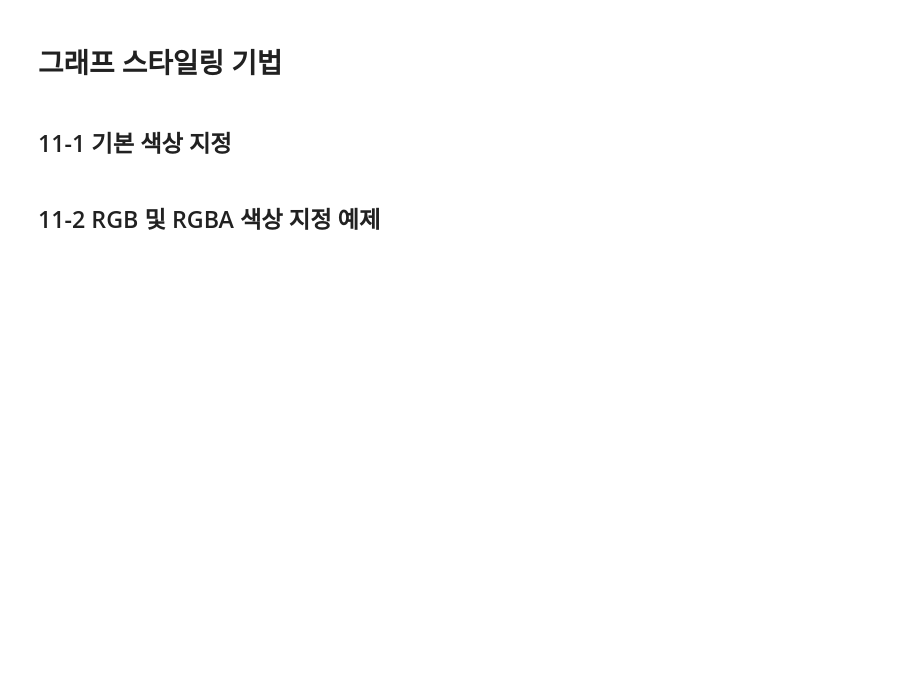
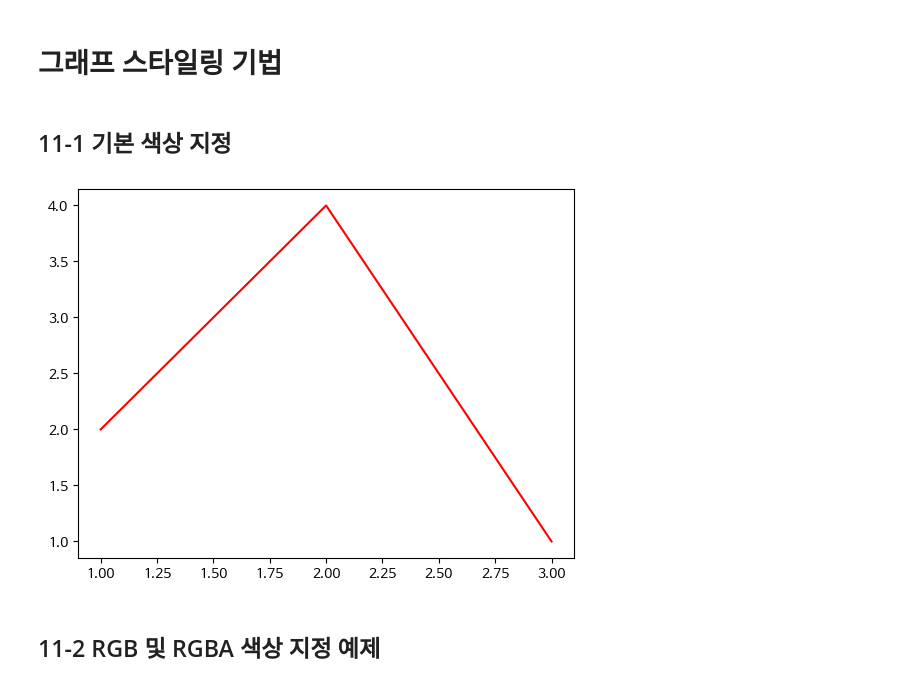
Before and after one commit to akatwinkle/bab_bab, a Jupyter notebook: 오픈소스_데이터_분석_11강.ipynb, the cells around one changed output. Cells and saved outputs as stored; diff of their text form; code cells hidden in the pictures; blank space fills up the shorter version.

```diff
--- a/오픈소스_데이터_분석_11강.ipynb
+++ b/오픈소스_데이터_분석_11강.ipynb
@@ -22,9 +40,11 @@ plt.rc('font', family='NanumBarunGothic')
 # %%
 import matplotlib.pyplot as plt
 
 ## 빨간색 선으로 그리기
-plt.plot([1,2,3],[2,4,1])
+plt.plot([1,2,3],[2,4,1], color = 'red') # 축약: 'r'
 plt.show()
+# %% [output]
+[figure, added]
 # %% [markdown]
 ## 11-2 RGB 및 RGBA 색상 지정 예제
 # %%
```
Also changed, not shown: parts of 4 cells of this notebook.
